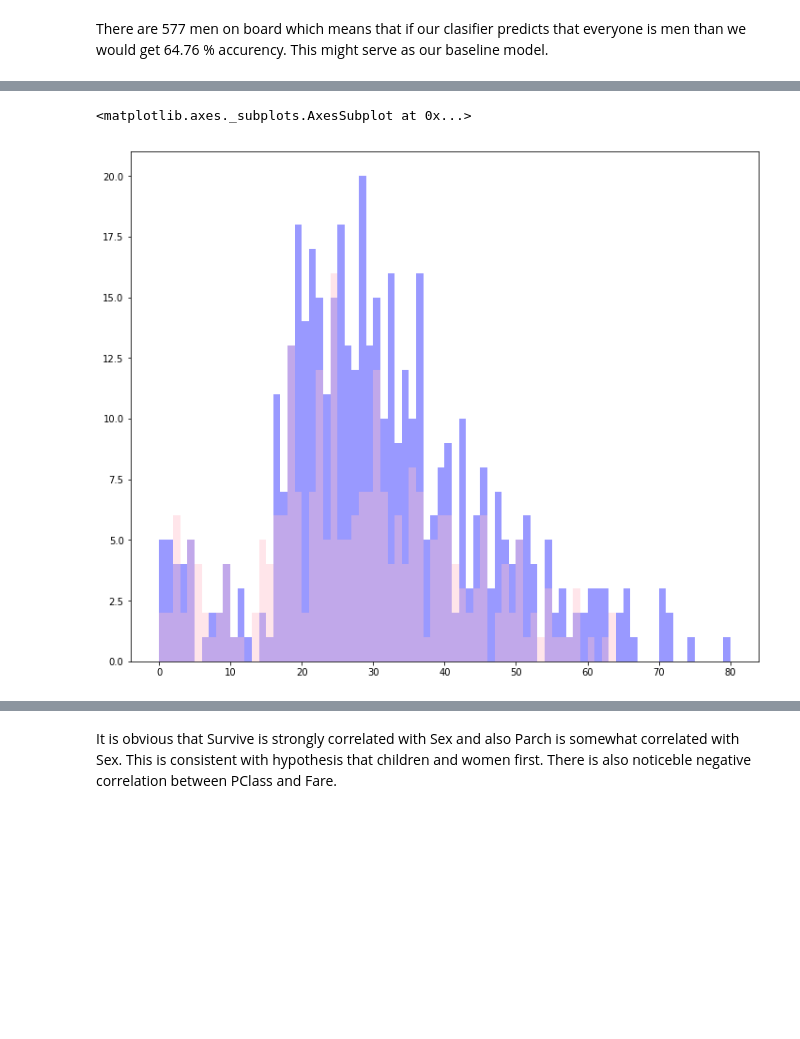
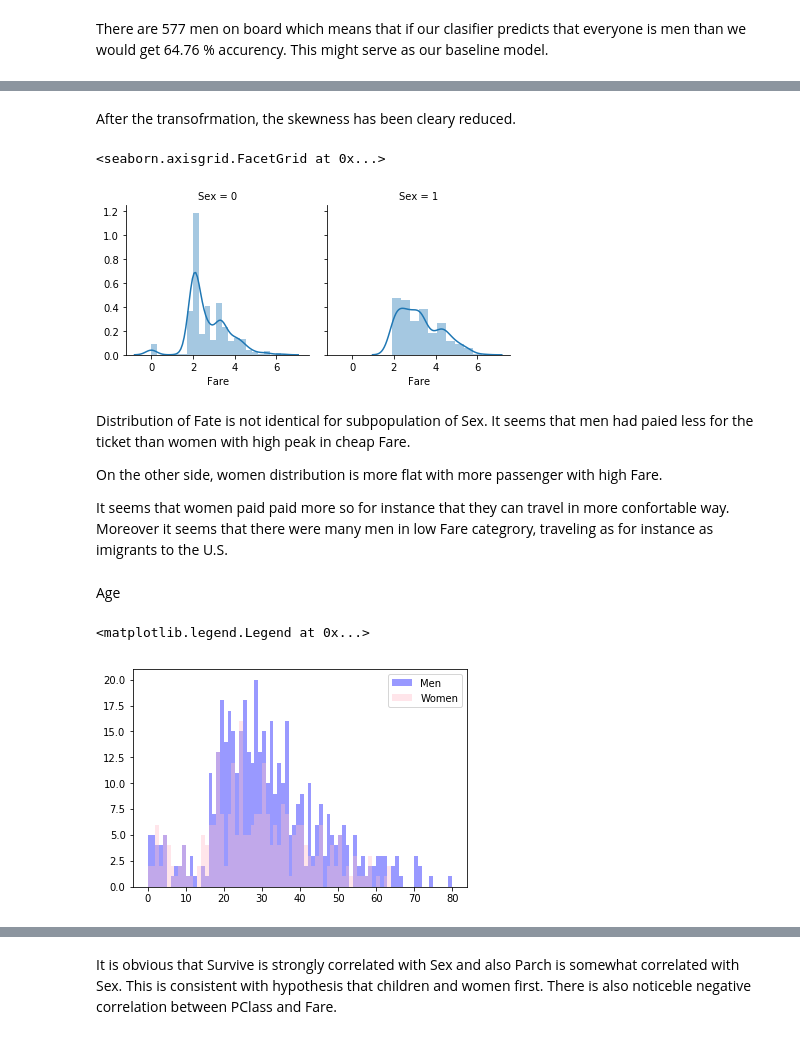
Before and after one commit to QuarKUS7/EY, a Jupyter notebook: model.ipynb, the cells around one changed output, grey strips where cells are left out. Drawn from its saved outputs; the diff is of its cells as text; code cells hidden in the pictures; blank space fills up the shorter version.

```diff
--- a/model.ipynb
+++ b/model.ipynb
@@ -12,8 +13,8 @@ import matplotlib.pyplot as plt
 #import of data in csv file from github
 #comma separated
 # %%
-url = "https://github.com/QuarKUS7/EY/blob/master/train.csv"
-data = pd.read_csv("/home/peter/EY/train.csv", sep=',')
+url = "https://raw.githubusercontent.com/QuarKUS7/EY/master/train.csv"
+data = pd.read_csv(url)
 # %%
 data.shape
 # %% [output]
@@ -131,0 +134,2 @@ data.head()
+# %%
+data['Fare'] = data['Fare'].transform(lambda x: np.log(x) if x > 0 else 0)
@@ -132,8 +141,22 @@ data.head()
+# %% [markdown]
+After the transofrmation, the skewness has been cleary reduced.
+# %%
+sns.FacetGrid(data, col='Sex').map(sns.distplot, "Fare")
+# %% [output]
+<seaborn.axisgrid.FacetGrid at 0x...>
+[figure, added]
+# %% [markdown]
+Distribution of Fate is not identical for subpopulation of Sex. It seems that men had paied less for the ticket than women with high peak in cheap Fare.
+
+On the other side, women distribution is more flat with more passenger with high Fare.
+
+It seems that women paid paid more so for instance that they can travel in more confortable way. Moreover it seems that there were many men in low Fare categrory, traveling as for instance as imigrants to the U.S.
+# %% [markdown]
+Age
 # %%
-plt.figure(figsize=[12,10])
 plt.subplot(111)
-sns.distplot(men['Age'].dropna().values, bins = range(0, 81, 1), kde=False,color="blue")
-sns.distplot(women['Age'].dropna().values, bins = range(0, 81, 1), kde=False,color="pink")
+sns.distplot(data[data['Sex'] == 0]['Age'].dropna().values, bins = range(0, 81, 1), kde=False,color="blue", label = 'Men').legend(loc="best")
+sns.distplot(data[data['Sex'] == 1]['Age'].dropna().values, bins = range(0, 81, 1), kde=False,color="pink", label = 'Women').legend(loc="best")
 # %% [output]
-<matplotlib.axes._subplots.AxesSubplot at 0x...>
+<matplotlib.legend.Legend at 0x...>
-[figure, old version]
+[figure, new version]
```
Also changed, not shown: parts of 44 cells of this notebook.
